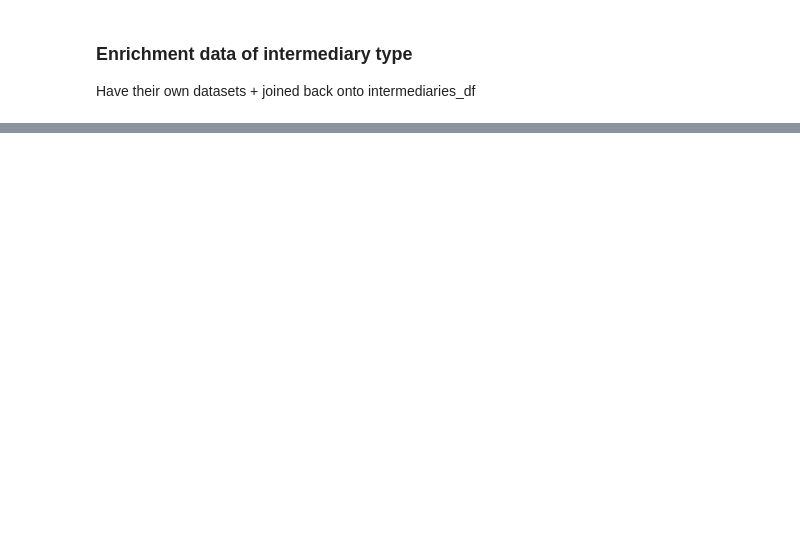
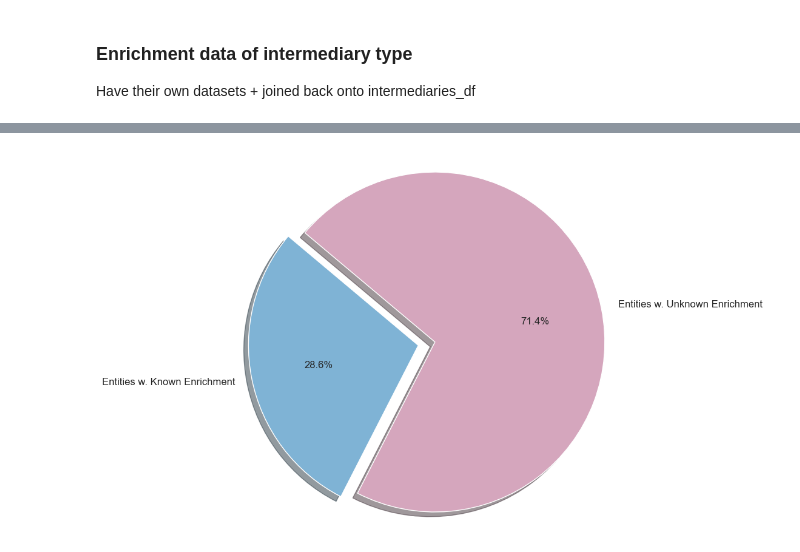
Before and after one commit to OscarAdserballe/intermediaries-in-the-offshore-world, a Jupyter notebook: propositions.ipynb, the cells around one changed output, grey strips where cells are left out. Cells and saved outputs as stored; diff of their text form; code cells hidden in the pictures; blank space fills up the shorter version.

```diff
--- a/propositions.ipynb
+++ b/propositions.ipynb
@@ -505,0 +655,3 @@ node_id_start and node_id_end those respecitvely. Rel_type = "share_address". No
+# %%
+entities_df['incorporation_year'] = entities_df['incorporation_year'].fillna(MEAN_INCORPORATION_YEAR).astype(int)
+entities_df[entities_df["jurisdiction"] == "PAN"][["incorporation_year", "country_codes", "jurisdiction"]].sample(10)
@@ -505,0 +1017,3 @@ node_id_start and node_id_end those respecitvely. Rel_type = "share_address". No
+# %%
+# filtering all irrelevant ones away - don't have any entities incorporated
+intermediaries_df = intermediaries_df[intermediaries_df["country_count"] != 0]
@@ -1442,0 +1025,15 @@ No intermediary connections found for BVI.
+# %%
+enriched_random_sample_500_path = Path("enrichment_data/enriched_random_sample_500.csv")
+enriched_top_5_percent_intermediaries_path = Path("enrichment_data/enriched_top_5_percent_intermediaries.csv")
+
+intermediaries_df_enriched_random_sample_500 = pd.read_csv(enriched_random_sample_500_path)
+intermediaries_df_enriched_top_5_percent_intermediaries = pd.read_csv(enriched_top_5_percent_intermediaries_path)
+
+intermediaries_df_enriched_random_sample_500 = intermediaries_df_enriched_random_sample_500[
+    (intermediaries_df_enriched_random_sample_500["confidence"] == "High") &
+    (intermediaries_df_enriched_random_sample_500["classification"] != "ERROR")
+]
+intermediaries_df_enriched_top_5_percent_intermediaries = intermediaries_df_enriched_top_5_percent_intermediaries[
+    (intermediaries_df_enriched_top_5_percent_intermediaries["confidence"] == "High") &
+    (intermediaries_df_enriched_top_5_percent_intermediaries["classification"] != "ERROR")
+]
@@ -1442,0 +1053,24 @@ No intermediary connections found for BVI.
+# %%
+total_intermediary_connections = len(relationships_df[relationships_df['rel_type'] == 'intermediary_of'])
+
+enriched_intermediaries = set(intermediaries_df_enriched_top_5_percent_intermediaries['name'])
+explained_connections = relationships_df[
+    (relationships_df['rel_type'] == 'intermediary_of') &
+    (relationships_df['node_id_start'].isin(intermediaries_df[intermediaries_df['name'].isin(enriched_intermediaries)]['node_id']))
+]
+num_explained_connections = len(explained_connections)
+
+percentage_explained = (num_explained_connections / total_intermediary_connections) * 100
+
+plt.figure(figsize=(10, 8))
+sizes = [num_explained_connections, total_intermediary_connections - num_explained_connections]
+labels = ['Entities w. Known Enrichment', 'Entities w. Unknown Enrichment']
+colors = ['#7fb3d5', '#d5a6bd']
+explode = (0.1, 0)
+
+plt.pie(sizes, explode=explode, labels=labels, colors=colors, autopct='%1.1f%%',
+        shadow=True, startangle=140)
+plt.axis('equal')
+plt.show()
+# %% [output]
+[figure, added]
```
Also changed, not shown: parts of 124 cells of this notebook, 22 other files.
